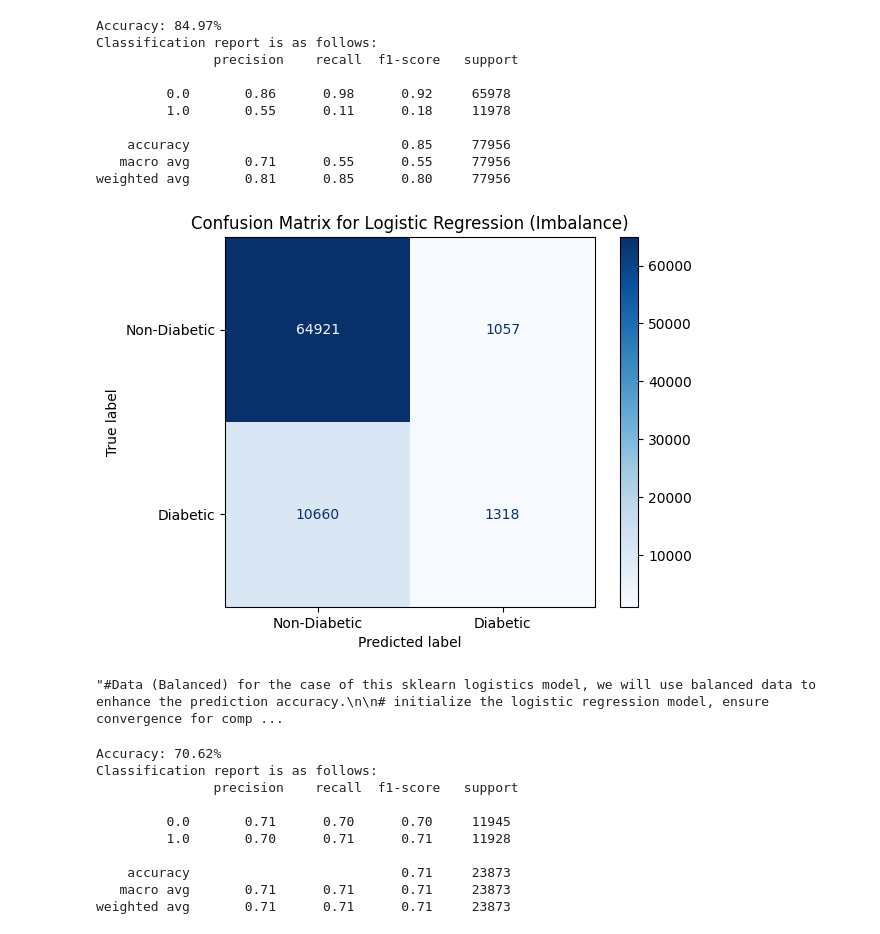
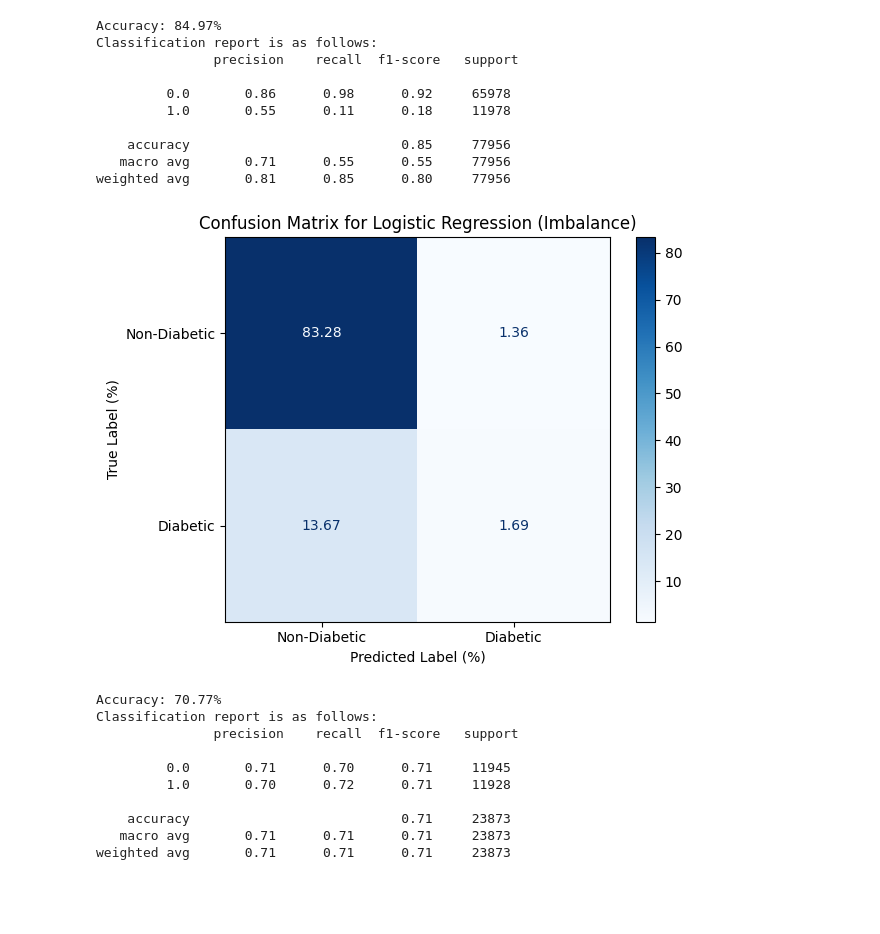
Before and after one commit to troytoy/Project_DA01, a Jupyter notebook: DA01_Project(Final).ipynb, the cells around one changed output. Drawn from its saved outputs; the diff is of its cells as text; code cells hidden in the pictures; blank space fills up the shorter version.

Commit message:
initial commit

```diff
--- a/DA01_Project(Final).ipynb
+++ b/DA01_Project(Final).ipynb
@@ -1170,53 +1041,42 @@ weighted avg       0.81      0.85      0.80     77956
 # %%
 from sklearn.metrics import confusion_matrix, ConfusionMatrixDisplay
 
 # Generate Confusion Matrix
 cm = confusion_matrix(y_test, y_pred)
-disp = ConfusionMatrixDisplay(confusion_matrix=cm, display_labels=['Non-Diabetic', 'Diabetic'])
+cm_percent = cm.astype('float') / cm.sum() * 100
+disp = ConfusionMatrixDisplay(confusion_matrix=cm_percent, display_labels=['Non-Diabetic', 'Diabetic'])
 
 # Plot the Confusion Matrix
-disp.plot(cmap='Blues', values_format='d')
+disp.plot(cmap='Blues', values_format='.2f')
 plt.title("Confusion Matrix for Logistic Regression (Imbalance)")
+plt.xlabel("Predicted Label (%)")
+plt.ylabel("True Label (%)")
+plt.tight_layout()
 plt.show()
 # %% [output]
-[figure, old version]
+[figure, new version]
-# %%
-'''#Data (Balanced) for the case of this sklearn logistics model, we will use balanced data to enhance the prediction accuracy.
-
-# initialize the logistic regression model, ensure convergence for complex datasets by defining max iterations by 1000
-model = LogisticRegression(max_iter=1000)
-
-# perform RFE to select the best 5 features
-rfe = RFE(estimator = model, n_features_to_select=5)
-rfe.fit(data_balanced[top5], data_balanced['Diabetes_Status'])
-
-# display selected features
-selected_features_rfe = data_balanced[top5].columns[rfe.support_]
-print(selected_features_rfe)'''
-# %% [output]
-"#Data (Balanced) for the case of this sklearn logistics model, we will use balanced data to enhance the prediction accuracy.\n\n# initialize the logistic regression model, ensure convergence for comp ...
 # %%
 # split data into training and testing sets
-x = data_balanced[top5]
-y = data_balanced['Diabetes_Status']
+x2 = data_balanced[top5]
+y2 = data_balanced['Diabetes_Status']
 
-x_train, x_test, y_train, y_test = train_test_split(x, y, test_size=0.3, random_state=24)
+x2_train, x2_test, y2_train, y2_test = train_test_split(x2, y2, test_size=0.3, random_state=24)
 
 # train a logistic regression model
-model_final = LogisticRegression()
-model_final.fit(x_train, y_train)
+model_final2 = LogisticRegression()
+model_final2.fit(x2_train, y2_train)
 
 # evaluate the model
-y_pred = model_final.predict(x_test)
-print(f'Accuracy: {round(accuracy_score(y_test, y_pred)*100,2)}%')
-print('Classification report is as follows: \n', classification_report(y_test, y_pred))
+y2_pred = model_final2.predict(x2_test)
+print(f'Accuracy: {round(accuracy_score(y2_test, y2_pred)*100,2)}%')
+print('Classification report is as follows: \n', classification_report(y2_test, y2_pred))
 # %% [output]
-Accuracy: 70.62%
+Accuracy: 70.77%
 Classification report is as follows:
                precision    recall  f1-score   support
 
-         0.0       0.71      0.70      0.70     11945
-         1.0       0.70      0.71      0.71     11928
+         0.0       0.71      0.70      0.71     11945
+         1.0       0.70      0.72      0.71     11928
 
     accuracy                           0.71     23873
    macro avg       0.71      0.71      0.71     23873
```
Also changed, not shown: parts of 32 cells of this notebook, 1 other file.
